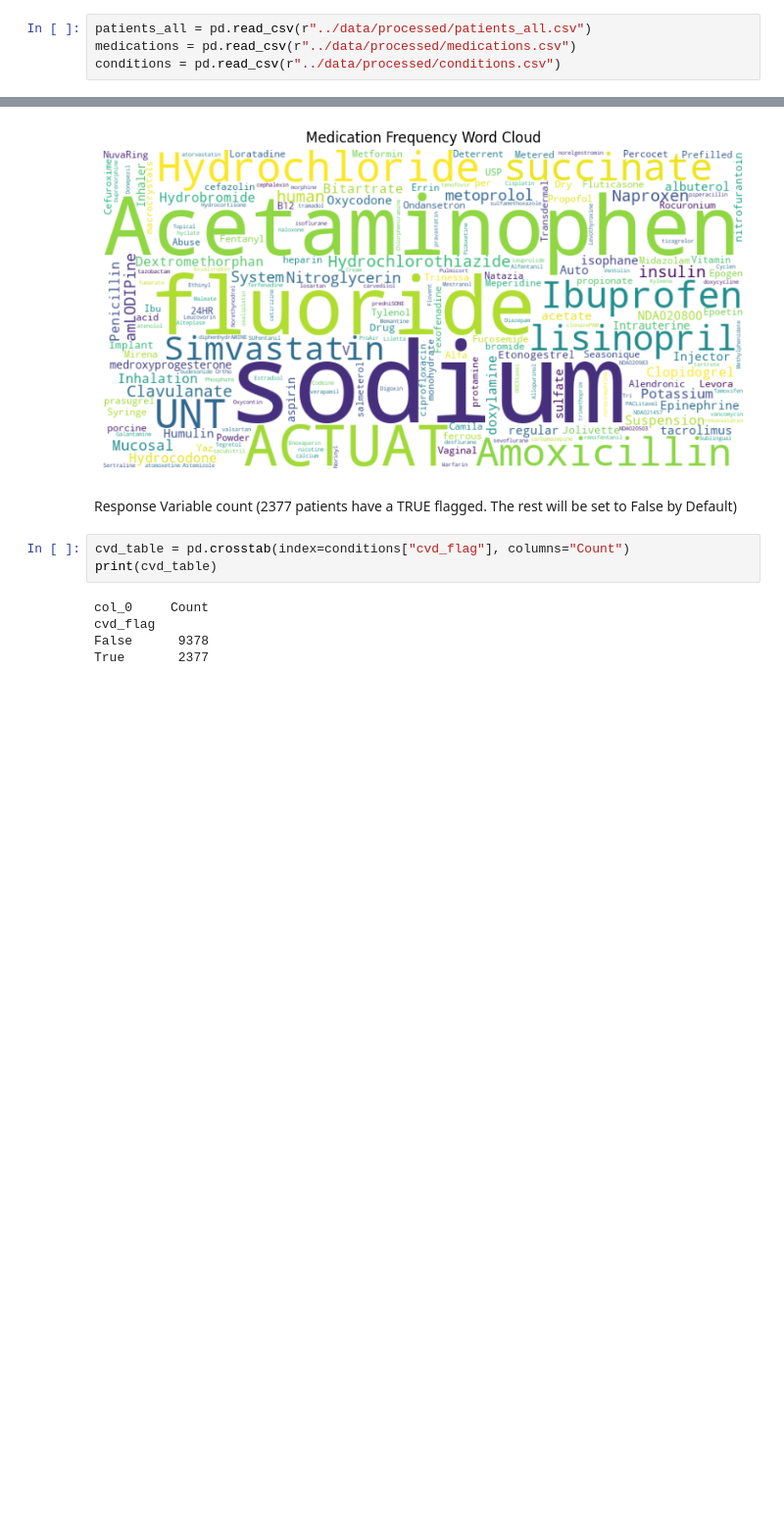
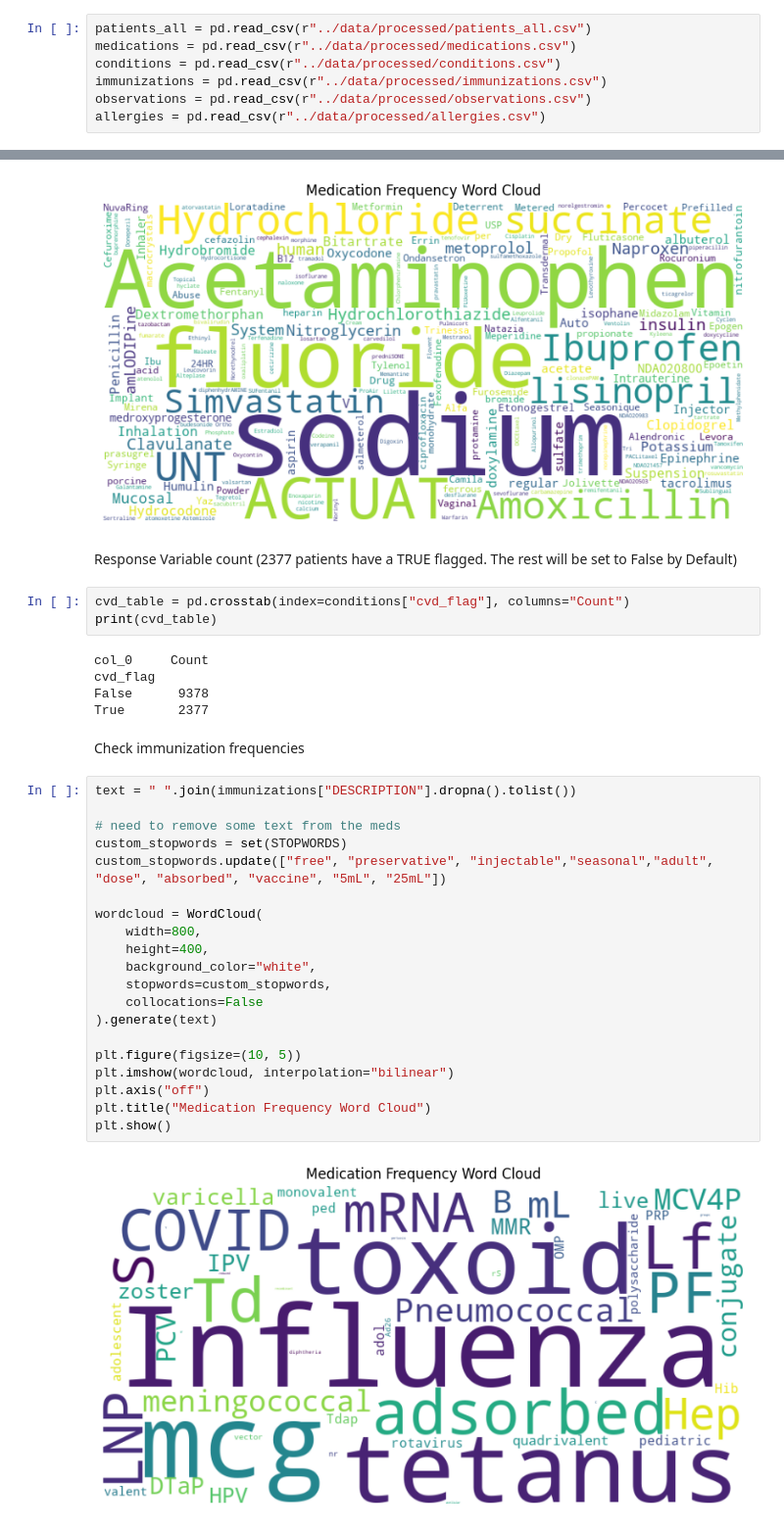
Before and after one commit to arm523-arteid/DSCI498, a Jupyter notebook: src/ExploreData.ipynb, the cells around one changed output, grey strips where cells are left out. Shown at 98% size. Cells and saved outputs as stored; diff of their text form; blank space fills up the shorter version.

```diff
--- a/src/ExploreData.ipynb
+++ b/src/ExploreData.ipynb
@@ -10,6 +12,9 @@ Load the patient data
 patients_all = pd.read_csv(r"../data/processed/patients_all.csv")
 medications = pd.read_csv(r"../data/processed/medications.csv")
 conditions = pd.read_csv(r"../data/processed/conditions.csv")
+immunizations = pd.read_csv(r"../data/processed/immunizations.csv")
+observations = pd.read_csv(r"../data/processed/observations.csv")
+allergies = pd.read_csv(r"../data/processed/allergies.csv")
 # %% [markdown]
 Explore the counts
 # %%
@@ -155,3 +160,27 @@ col_0     Count
 cvd_flag
 False      9378
 True       2377
+# %% [markdown]
+Check immunization frequencies
+# %%
+text = " ".join(immunizations["DESCRIPTION"].dropna().tolist())
+
+# need to remove some text from the meds
+custom_stopwords = set(STOPWORDS)
+custom_stopwords.update(["free", "preservative", "injectable","seasonal","adult", "dose", "absorbed", "vaccine", "5mL", "25mL"])
+
+wordcloud = WordCloud(
+    width=800,
+    height=400,
+    background_color="white",
+    stopwords=custom_stopwords,
+    collocations=False
+).generate(text)
+
+plt.figure(figsize=(10, 5))
+plt.imshow(wordcloud, interpolation="bilinear")
+plt.axis("off")
+plt.title("Medication Frequency Word Cloud")
+plt.show()
+# %% [output]
+[figure, added]
```
Also changed, not shown: parts of 6 cells of this notebook, 5 other files.
